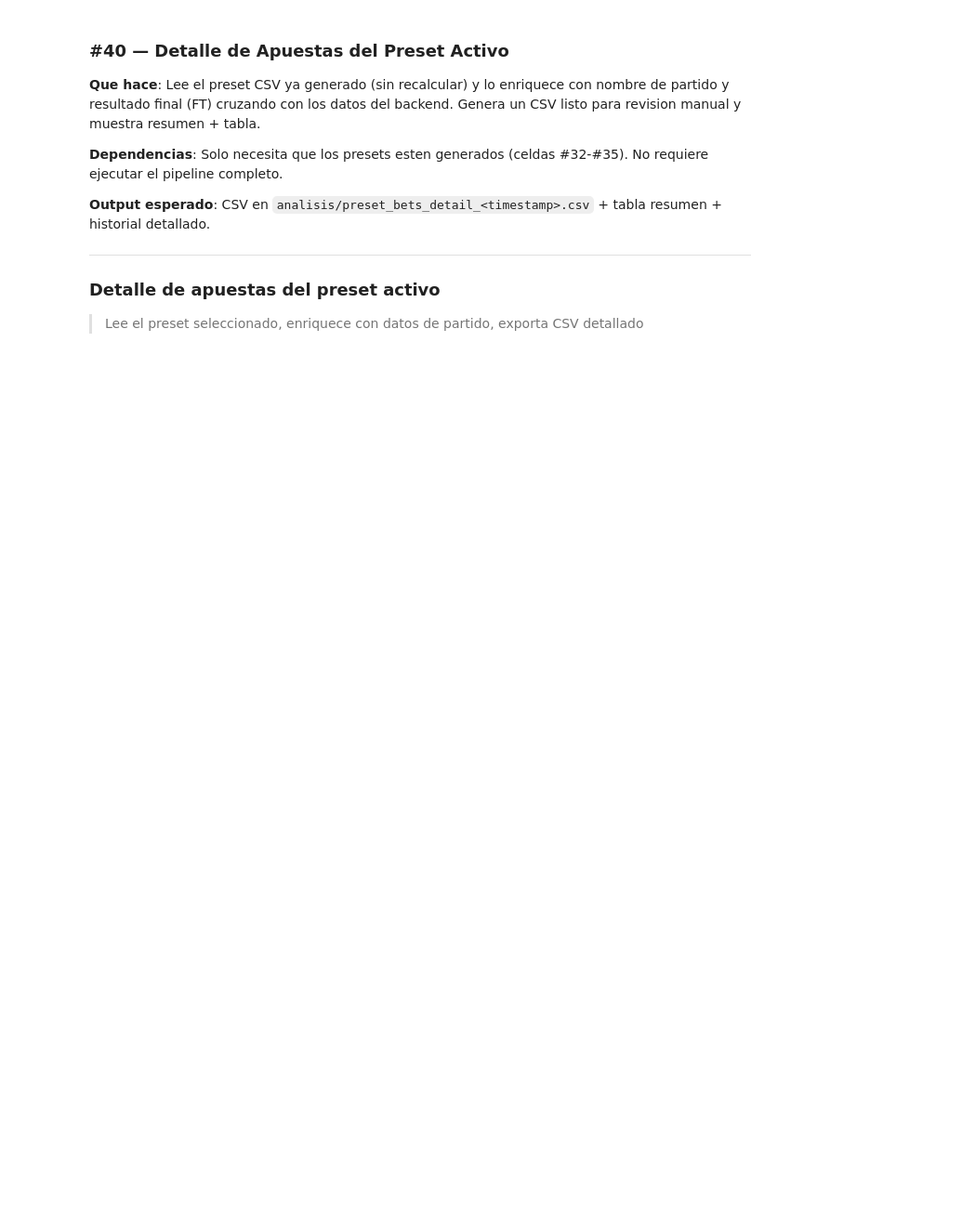
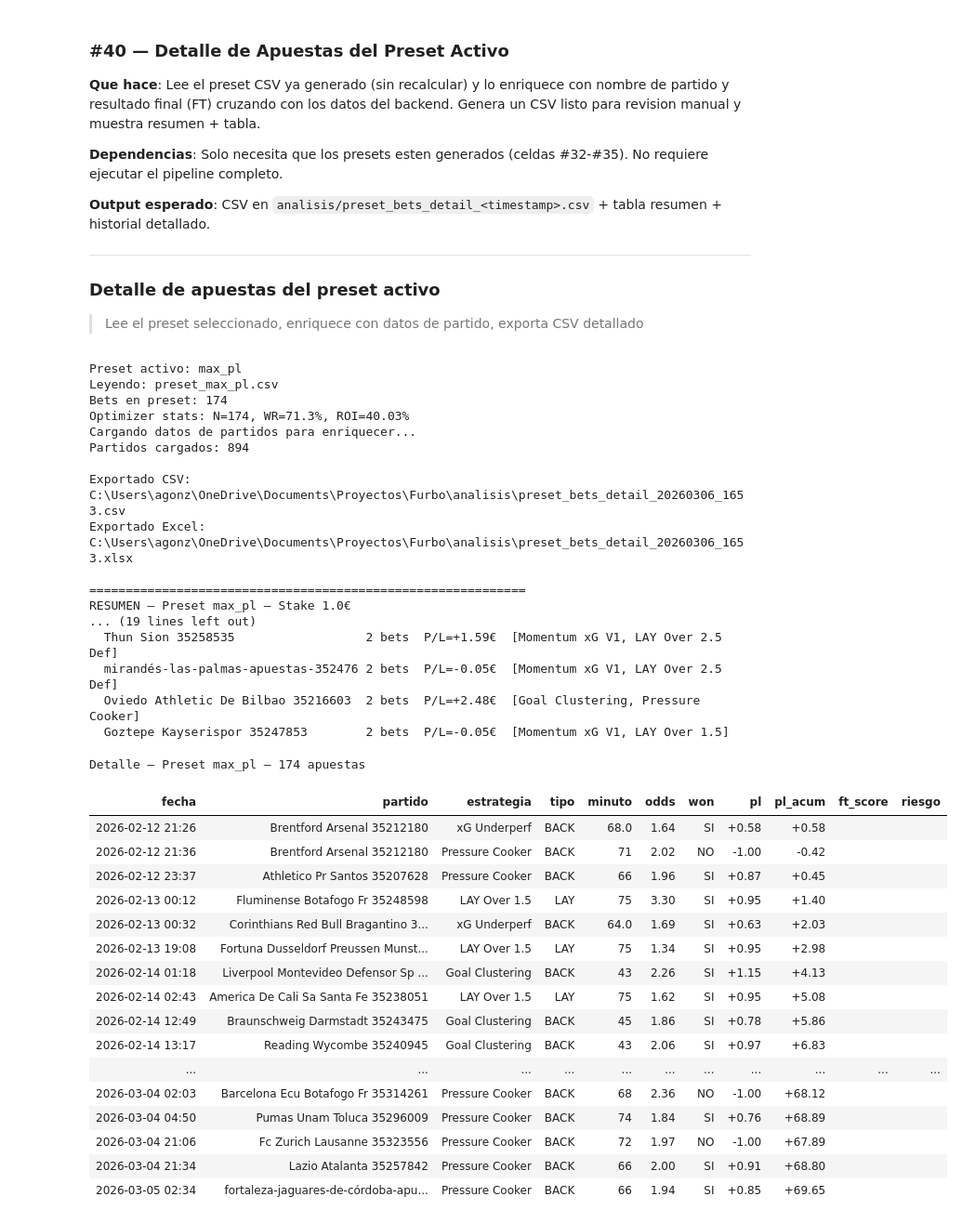
Before and after one commit to ArturoGonzalez1989/Football_Predictions, a Jupyter notebook: analisis/strategies_designer.ipynb, the cells around one changed output. Shown at 93% size. Drawn from its saved outputs; the diff is of its cells as text; code cells hidden in the pictures; blank space fills up the shorter version.

```diff
--- a/analisis/strategies_designer.ipynb
+++ b/analisis/strategies_designer.ipynb
@@ -2656,7 +2445,7 @@ Presets | min_N=100 | selector=confident_roi | ganador=max_pl
 # DRY_RUN = False → copia el preset a cartera_config.json (backup automático)
 # ─────────────────────────────────────────────────────────────────────────────
 import shutil
-DRY_RUN             = False
+DRY_RUN             = True
 APPLY_CRITERION     = BEST_PRESET   # ← None para usar auto-selección, o p.ej. 'max_wr' para forzar
 
 if APPLY_CRITERION is None:
@@ -3216,19 +2941,30 @@ for b in sorted(_bets, key=lambda x: x.get('timestamp_utc', '')):
         'match_id': mid,
     })
 
-# ── Export CSV ────────────────────────────────────────────────────────────────
+# ── Export CSV + Excel ────────────────────────────────────────────────────────
 _ts = _dt.now().strftime('%Y%m%d_%H%M')
-_out = _export_dir / f'preset_bets_detail_{_ts}.csv'
 _cols = ['fecha', 'partido', 'liga', 'estrategia', 'tipo', 'minuto', 'odds',
          'won', 'pl', 'pl_acum', 'ft_score', 'riesgo', 'xg_total', 'xg_excess',
          'sot_max', 'drift_pct', 'match_id']
 
-with open(_out, 'w', newline='', encoding='utf-8') as f:
+# CSV
+_out_csv = _export_dir / f'preset_bets_detail_{_ts}.csv'
+with open(_out_csv, 'w', newline='', encoding='utf-8') as f:
     w = _csv.DictWriter(f, fieldnames=_cols)
     w.writeheader()
     w.writerows(_enriched)
+print(f'\nExportado CSV: {_out_csv}')
 
-print(f'\nExportado: {_out}')
+# Excel
+import pandas as _pd
+_df_export = _pd.DataFrame(_enriched)[_cols]
+# Convertir columnas numéricas para que Excel las trate como números
+for _nc in ['minuto', 'odds', 'pl', 'pl_acum', 'xg_total', 'xg_excess', 'sot_max', 'drift_pct']:
+    _df_export[_nc] = _pd.to_numeric(_df_export[_nc], errors='coerce')
+
+_out_xlsx = _export_dir / f'preset_bets_detail_{_ts}.xlsx'
+_df_export.to_excel(_out_xlsx, index=False, sheet_name='Apuestas', engine='openpyxl')
+print(f'Exportado Excel: {_out_xlsx}')
 
 # ── Resumen ───────────────────────────────────────────────────────────────────
 _wins = sum(1 for e in _enriched if e['won'] == 'SI')
@@ -3253,34 +2989,69 @@ for e in _enriched:
     _by_s[s]['pl'] += float(e['pl'])
     if e['won'] == 'SI':
         _by_s[s]['w'] += 1
 
 print(f'\nPor estrategia:')
 for s, d in sorted(_by_s.items(), key=lambda x: -x[1]['pl']):
     wr = d['w'] / d['n'] * 100 if d['n'] else 0
     roi = d['pl'] / (d['n'] * STAKE) * 100 if d['n'] else 0
     print(f'  {s:22s}  N={d["n"]:3d}  WR={wr:5.1f}%  P/L={d["pl"]:+7.2f}€  ROI={roi:+5.1f}%')
 
 # Partidos con multiples apuestas
 from collections import Counter
 _mc = Counter(e['partido'] for e in _enriched)
 _multi = {k: v for k, v in _mc.items() if v > 1}
 if _multi:
     print(f'\nPartidos con multiples apuestas: {len(_multi)}')
     for m, c in sorted(_multi.items(), key=lambda x: -x[1])[:5]:
         _mb = [e for e in _enriched if e['partido'] == m]
         _mpl = sum(float(e['pl']) for e in _mb)
         _ms = ', '.join(e['estrategia'] for e in _mb)
         print(f'  {m[:35]:35s} {c} bets  P/L={_mpl:+.2f}€  [{_ms}]')
 
 # ── Tabla (si pandas disponible) ──────────────────────────────────────────────
 try:
-    import pandas as pd
-    _df = pd.DataFrame(_enriched)[['fecha', 'partido', 'estrategia', 'tipo', 'minuto',
+    _df = _pd.DataFrame(_enriched)[['fecha', 'partido', 'estrategia', 'tipo', 'minuto',
                                      'odds', 'won', 'pl', 'pl_acum', 'ft_score', 'riesgo']]
     try:
         _show_table(_df, f'Detalle — Preset {_active} — {len(_enriched)} apuestas')
     except NameError:
         from IPython.display import display
         display(_df)
-except ImportError:
-    print('\n(pandas no disponible — ver CSV exportado)')
+except Exception:
+    print('\n(ver ficheros exportados)')
+# %% [output]
+Preset activo: max_pl
+Leyendo: preset_max_pl.csv
+Bets en preset: 174
+Optimizer stats: N=174, WR=71.3%, ROI=40.03%
+Cargando datos de partidos para enriquecer...
+Partidos cargados: 894
+
+Exportado CSV: C:\Users\agonz\OneDrive\Documents\Proyectos\Furbo\analisis\preset_bets_detail_20260306_1653.csv
+Exportado Excel: C:\Users\agonz\OneDrive\Documents\Proyectos\Furbo\analisis\preset_bets_detail_20260306_1653.xlsx
+
+============================================================
+RESUMEN — Preset max_pl — Stake 1.0€
+... (19 lines left out)
+  Thun Sion 35258535                  2 bets  P/L=+1.59€  [Momentum xG V1, LAY Over 2.5 Def]
+  mirandés-las-palmas-apuestas-352476 2 bets  P/L=-0.05€  [Momentum xG V1, LAY Over 2.5 Def]
+  Oviedo Athletic De Bilbao 35216603  2 bets  P/L=+2.48€  [Goal Clustering, Pressure Cooker]
+  Goztepe Kayserispor 35247853        2 bets  P/L=-0.05€  [Momentum xG V1, LAY Over 1.5]
+Detalle — Preset max_pl — 174 apuestas
+| fecha | partido | estrategia | tipo | minuto | odds | won | pl | pl_acum | ft_score | riesgo |
+| 2026-02-12 21:26 | Brentford Arsenal 35212180 | xG Underperf | BACK | 68.0 | 1.64 | SI | +0.58 | +0.58 |  |  |
+| 2026-02-12 21:36 | Brentford Arsenal 35212180 | Pressure Cooker | BACK | 71 | 2.02 | NO | -1.00 | -0.42 |  |  |
+| 2026-02-12 23:37 | Athletico Pr Santos 35207628 | Pressure Cooker | BACK | 66 | 1.96 | SI | +0.87 | +0.45 |  |  |
+| 2026-02-13 00:12 | Fluminense Botafogo Fr 35248598 | LAY Over 1.5 | LAY | 75 | 3.30 | SI | +0.95 | +1.40 |  |  |
+| 2026-02-13 00:32 | Corinthians Red Bull Bragantino 3... | xG Underperf | BACK | 64.0 | 1.69 | SI | +0.63 | +2.03 |  |  |
+| 2026-02-13 19:08 | Fortuna Dusseldorf Preussen Munst... | LAY Over 1.5 | LAY | 75 | 1.34 | SI | +0.95 | +2.98 |  |  |
+| 2026-02-14 01:18 | Liverpool Montevideo Defensor Sp ... | Goal Clustering | BACK | 43 | 2.26 | SI | +1.15 | +4.13 |  |  |
+| 2026-02-14 02:43 | America De Cali Sa Santa Fe 35238051 | LAY Over 1.5 | LAY | 75 | 1.62 | SI | +0.95 | +5.08 |  |  |
+| 2026-02-14 12:49 | Braunschweig Darmstadt 35243475 | Goal Clustering | BACK | 45 | 1.86 | SI | +0.78 | +5.86 |  |  |
+| 2026-02-14 13:17 | Reading Wycombe 35240945 | Goal Clustering | BACK | 43 | 2.06 | SI | +0.97 | +6.83 |  |  |
+| ... | ... | ... | ... | ... | ... | ... | ... | ... | ... | ... |
+| 2026-03-04 02:03 | Barcelona Ecu Botafogo Fr 35314261 | Pressure Cooker | BACK | 68 | 2.36 | NO | -1.00 | +68.12 |  |  |
+| 2026-03-04 04:50 | Pumas Unam Toluca 35296009 | Pressure Cooker | BACK | 74 | 1.84 | SI | +0.76 | +68.89 |  |  |
+| 2026-03-04 21:06 | Fc Zurich Lausanne 35323556 | Pressure Cooker | BACK | 72 | 1.97 | NO | -1.00 | +67.89 |  |  |
+| 2026-03-04 21:34 | Lazio Atalanta 35257842 | Pressure Cooker | BACK | 66 | 2.00 | SI | +0.91 | +68.80 |  |  |
+| 2026-03-05 02:34 | fortaleza-jaguares-de-córdoba-apu... | Pressure Cooker | BACK | 66 | 1.94 | SI | +0.85 | +69.65 |  |  |
```
Also changed, not shown: parts of 6 cells of this notebook, 13 other files.
